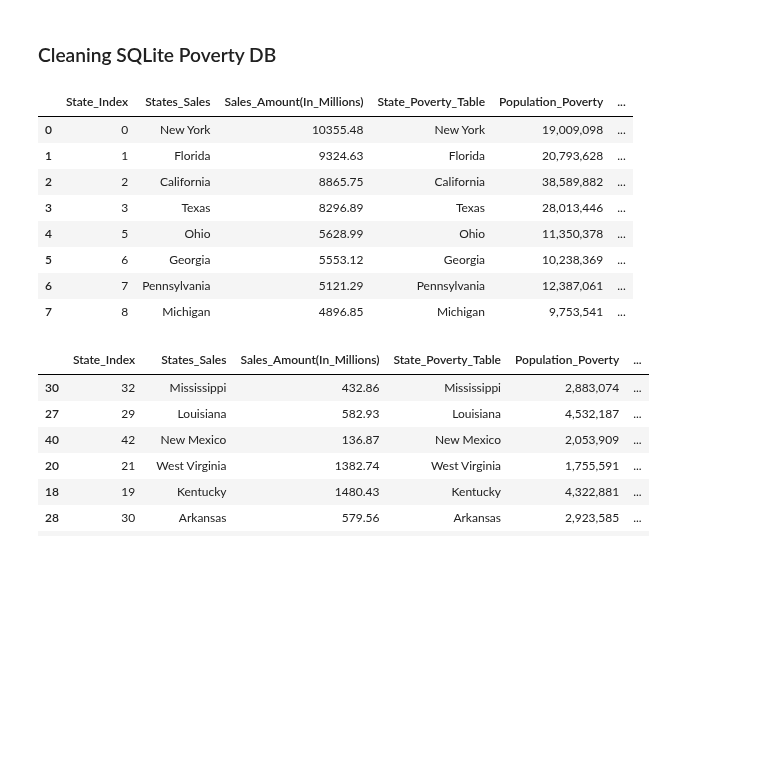
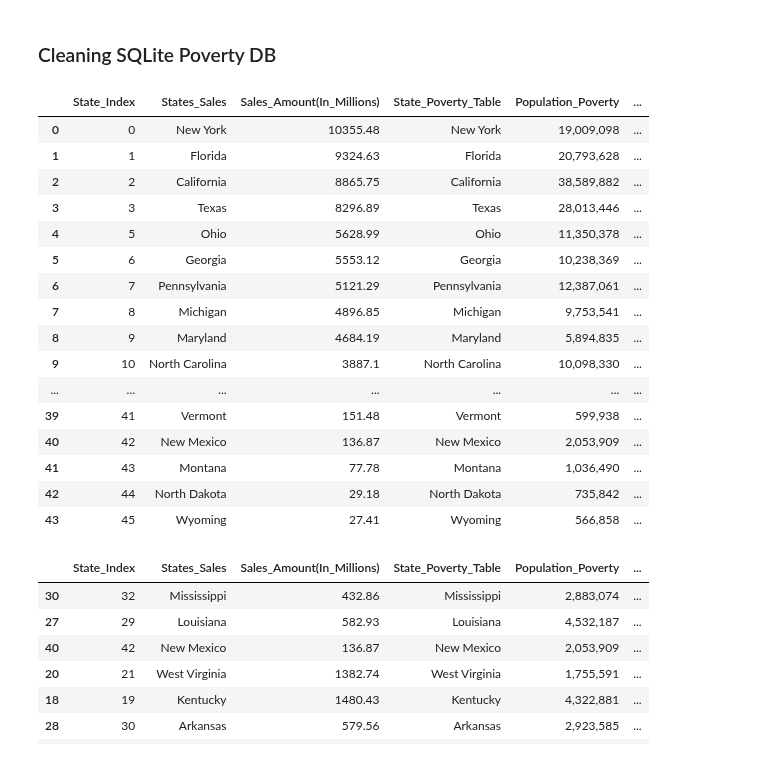
Before and after one commit to MouZer77/Powerball-Project, a Jupyter notebook: Lottery_Sales_Stats.ipynb, the cells around one changed output. Drawn from its saved outputs; the diff is of its cells as text; code cells hidden in the pictures; blank space fills up the shorter version.

```diff
--- a/Lottery_Sales_Stats.ipynb
+++ b/Lottery_Sales_Stats.ipynb
@@ -201,17 +204,25 @@ df5.head(5)
 ### Cleaning SQLite Poverty DB
 # %%
 df5.columns = ['State_Index', 'States_Sales', 'Sales_Amount(In_Millions)', 'State_Poverty_Table', 'Population_Poverty', 'Pop_Under_Poverty_Line', 'Poverty_Rate']
-df5.head(8)
+df5
 # %% [output]
 |  | State_Index | States_Sales | Sales_Amount(In_Millions) | State_Poverty_Table | Population_Poverty | ... |
 | 0 | 0 | New York | 10355.48 | New York | 19,009,098 | ... |
 | 1 | 1 | Florida | 9324.63 | Florida | 20,793,628 | ... |
 | 2 | 2 | California | 8865.75 | California | 38,589,882 | ... |
 | 3 | 3 | Texas | 8296.89 | Texas | 28,013,446 | ... |
 | 4 | 5 | Ohio | 5628.99 | Ohio | 11,350,378 | ... |
 | 5 | 6 | Georgia | 5553.12 | Georgia | 10,238,369 | ... |
 | 6 | 7 | Pennsylvania | 5121.29 | Pennsylvania | 12,387,061 | ... |
 | 7 | 8 | Michigan | 4896.85 | Michigan | 9,753,541 | ... |
+| 8 | 9 | Maryland | 4684.19 | Maryland | 5,894,835 | ... |
+| 9 | 10 | North Carolina | 3887.1 | North Carolina | 10,098,330 | ... |
+| ... | ... | ... | ... | ... | ... | ... |
+| 39 | 41 | Vermont | 151.48 | Vermont | 599,938 | ... |
+| 40 | 42 | New Mexico | 136.87 | New Mexico | 2,053,909 | ... |
+| 41 | 43 | Montana | 77.78 | Montana | 1,036,490 | ... |
+| 42 | 44 | North Dakota | 29.18 | North Dakota | 735,842 | ... |
+| 43 | 45 | Wyoming | 27.41 | Wyoming | 566,858 | ... |
 # %%
 # Dropped D.C.
 df5.drop([37], axis=0, inplace=True)
```
Also changed, not shown: parts of 2 cells of this notebook, 1 other file.
